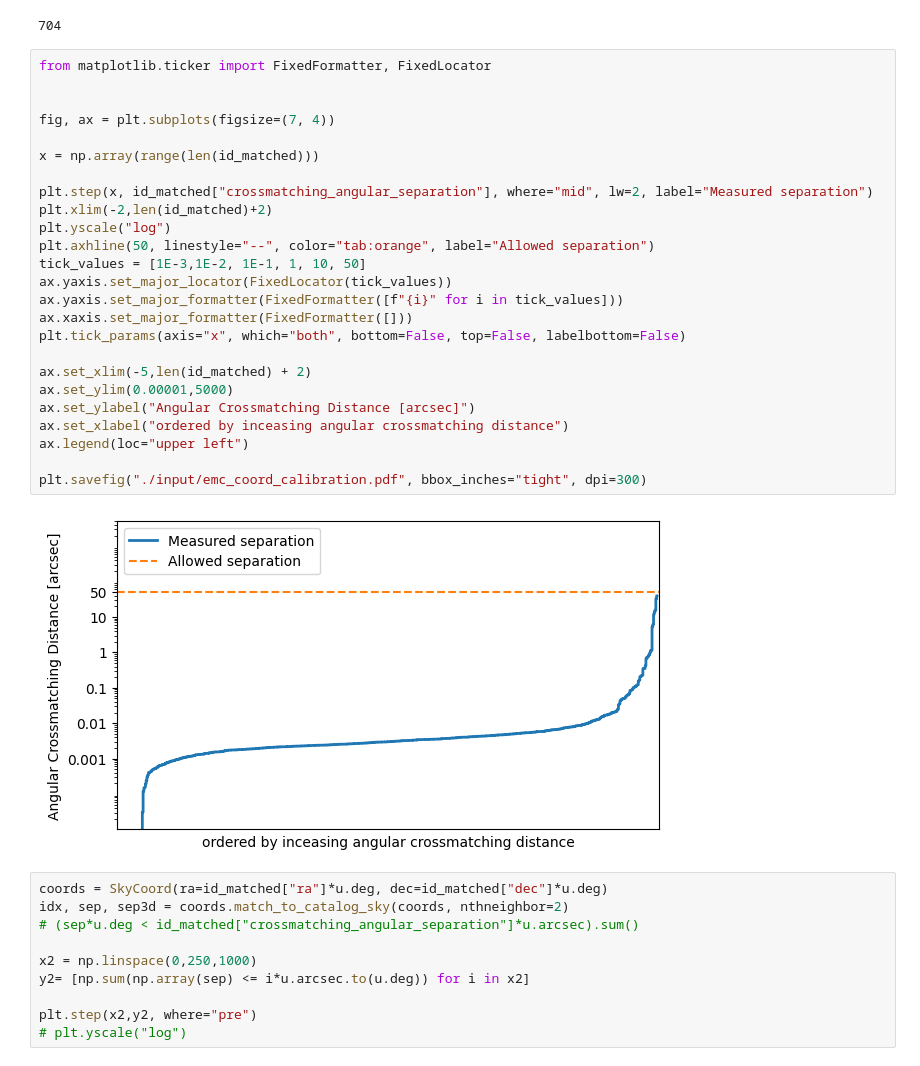
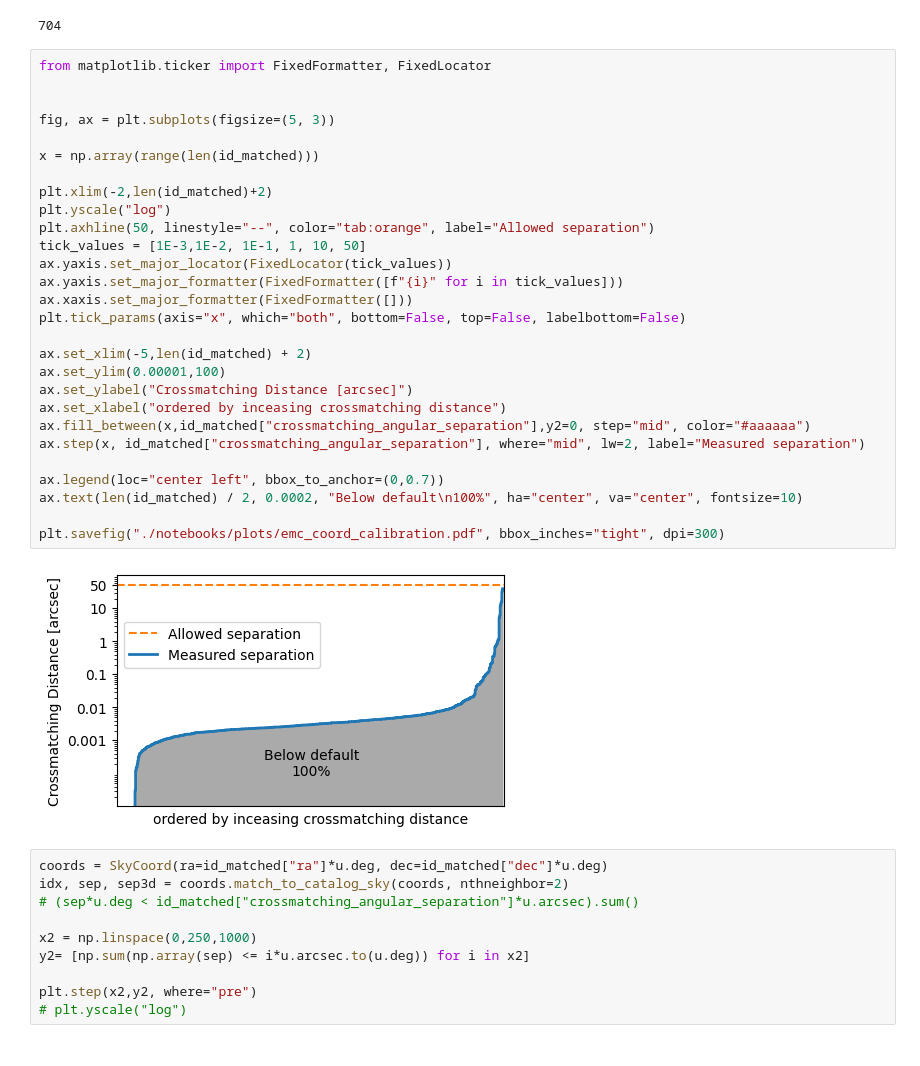
Before and after one commit to JoshuaDreier/ExoplanetCrossmatcher, a Jupyter notebook: notebooks/coordinate_calibration_emc.ipynb, the cells around one changed output. Drawn from its saved outputs; the diff is of its cells as text.

Commit message:
changed plot output location and added yield plot

```diff
--- a/notebooks/coordinate_calibration_emc.ipynb
+++ b/notebooks/coordinate_calibration_emc.ipynb
@@ -60,30 +63,33 @@ len(id_matched)
 # %%
 from matplotlib.ticker import FixedFormatter, FixedLocator
 
 
-fig, ax = plt.subplots(figsize=(7, 4))
+fig, ax = plt.subplots(figsize=(5, 3))
 
 x = np.array(range(len(id_matched)))
 
-plt.step(x, id_matched["crossmatching_angular_separation"], where="mid", lw=2, label="Measured separation")
 plt.xlim(-2,len(id_matched)+2)
 plt.yscale("log")
 plt.axhline(50, linestyle="--", color="tab:orange", label="Allowed separation")
 tick_values = [1E-3,1E-2, 1E-1, 1, 10, 50]
 ax.yaxis.set_major_locator(FixedLocator(tick_values))
 ax.yaxis.set_major_formatter(FixedFormatter([f"{i}" for i in tick_values]))
 ax.xaxis.set_major_formatter(FixedFormatter([]))
 plt.tick_params(axis="x", which="both", bottom=False, top=False, labelbottom=False)
 
 ax.set_xlim(-5,len(id_matched) + 2)
-ax.set_ylim(0.00001,5000)
-ax.set_ylabel("Angular Crossmatching Distance [arcsec]")
-ax.set_xlabel("ordered by inceasing angular crossmatching distance")
-ax.legend(loc="upper left")
+ax.set_ylim(0.00001,100)
+ax.set_ylabel("Crossmatching Distance [arcsec]")
+ax.set_xlabel("ordered by inceasing crossmatching distance")
+ax.fill_between(x,id_matched["crossmatching_angular_separation"],y2=0, step="mid", color="#aaaaaa")
+ax.step(x, id_matched["crossmatching_angular_separation"], where="mid", lw=2, label="Measured separation")
 
-plt.savefig("./input/emc_coord_calibration.pdf", bbox_inches="tight", dpi=300)
+ax.legend(loc="center left", bbox_to_anchor=(0,0.7))
+ax.text(len(id_matched) / 2, 0.0002, "Below default\n100%", ha="center", va="center", fontsize=10)
+
+plt.savefig("./notebooks/plots/emc_coord_calibration.pdf", bbox_inches="tight", dpi=300)
 # %% [output]
-[figure, old version]
+[figure, new version]
 # %%
 coords = SkyCoord(ra=id_matched["ra"]*u.deg, dec=id_matched["dec"]*u.deg)
 idx, sep, sep3d = coords.match_to_catalog_sky(coords, nthneighbor=2)
```
Also changed, not shown: parts of 1 cell of this notebook, 7 other files.
